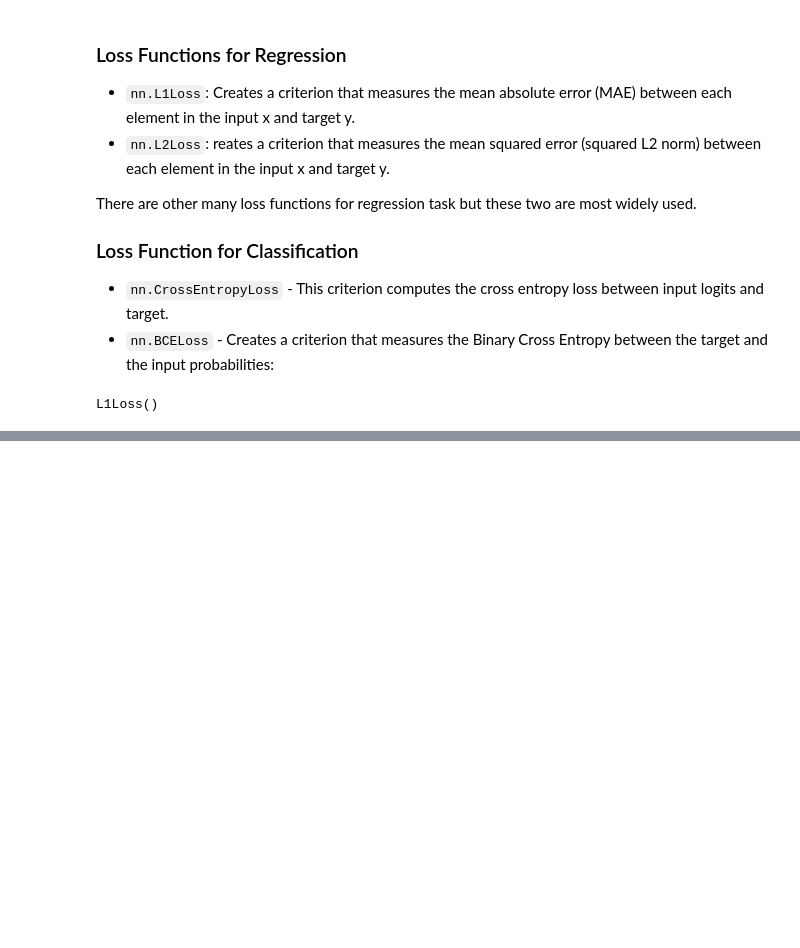
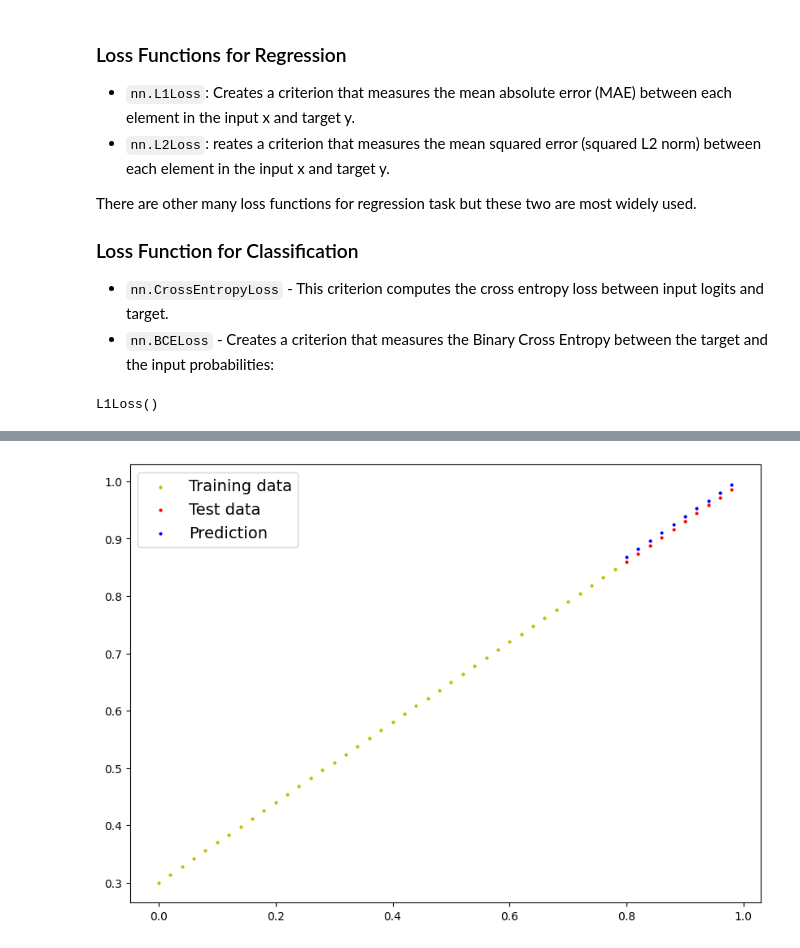
Before and after one commit to Bishal-Stha/machine_learning, a Jupyter notebook: Real_ML_Stuff/PyTorch/0_1_pytorch_workflow_video.ipynb, the cells around one changed output, grey strips where cells are left out. Saved outputs shown, nothing was run; the diff lists cells and outputs as text; code cells hidden in the pictures; blank space fills up the shorter version.

```diff
--- a/Real_ML_Stuff/PyTorch/0_1_pytorch_workflow_video.ipynb
+++ b/Real_ML_Stuff/PyTorch/0_1_pytorch_workflow_video.ipynb
@@ -287,0 +380,21 @@ L1Loss()
+# %%
+# Assignment: To rewrite the training loop
+epoches =1000
+
+for epoch in range(epoches):
+    model_0.train()
+    y_predict = model_0(X_train)
+
+    loss = loss_fn(y_predict, y_train)
+
+    optimizer.zero_grad()
+
+    loss.backward()
+    print(f"loss: {loss}")
+
+    optimizer.step()
+
+    model_0.eval()
+
+    #print out model state_dict()
+    print(model_0.state_dict())
@@ -287,0 +428,5 @@ L1Loss()
+# %%
+
+with torch.inference_mode():
+    y_preds = model_0(X_test)
+y_preds
@@ -287,0 +444,5 @@ L1Loss()
+# %%
+## After
+plot_predictions(predictions= y_preds)
+# %% [output]
+[figure, added]
```
Also changed, not shown: parts of 34 cells of this notebook, 1 other file.
